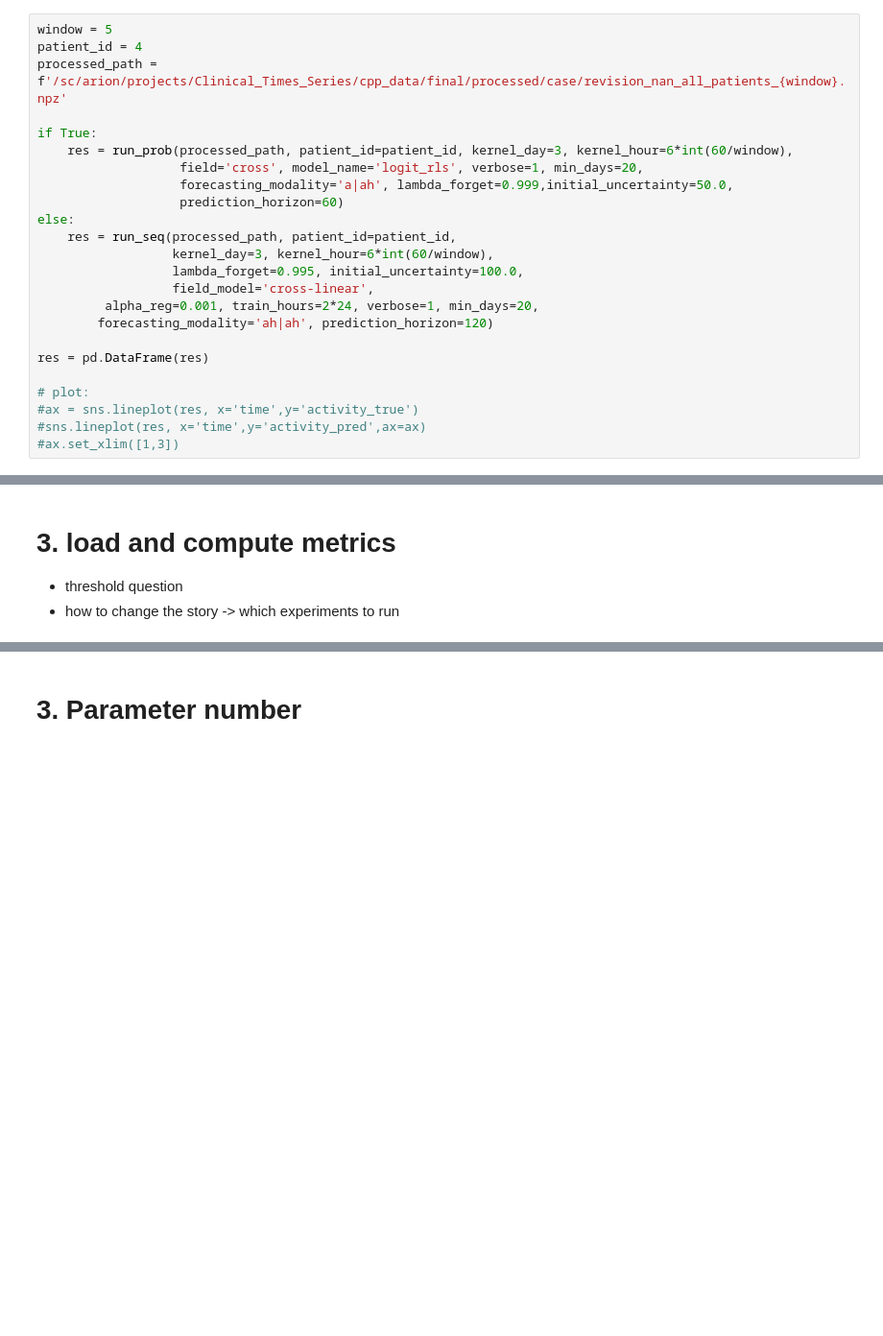
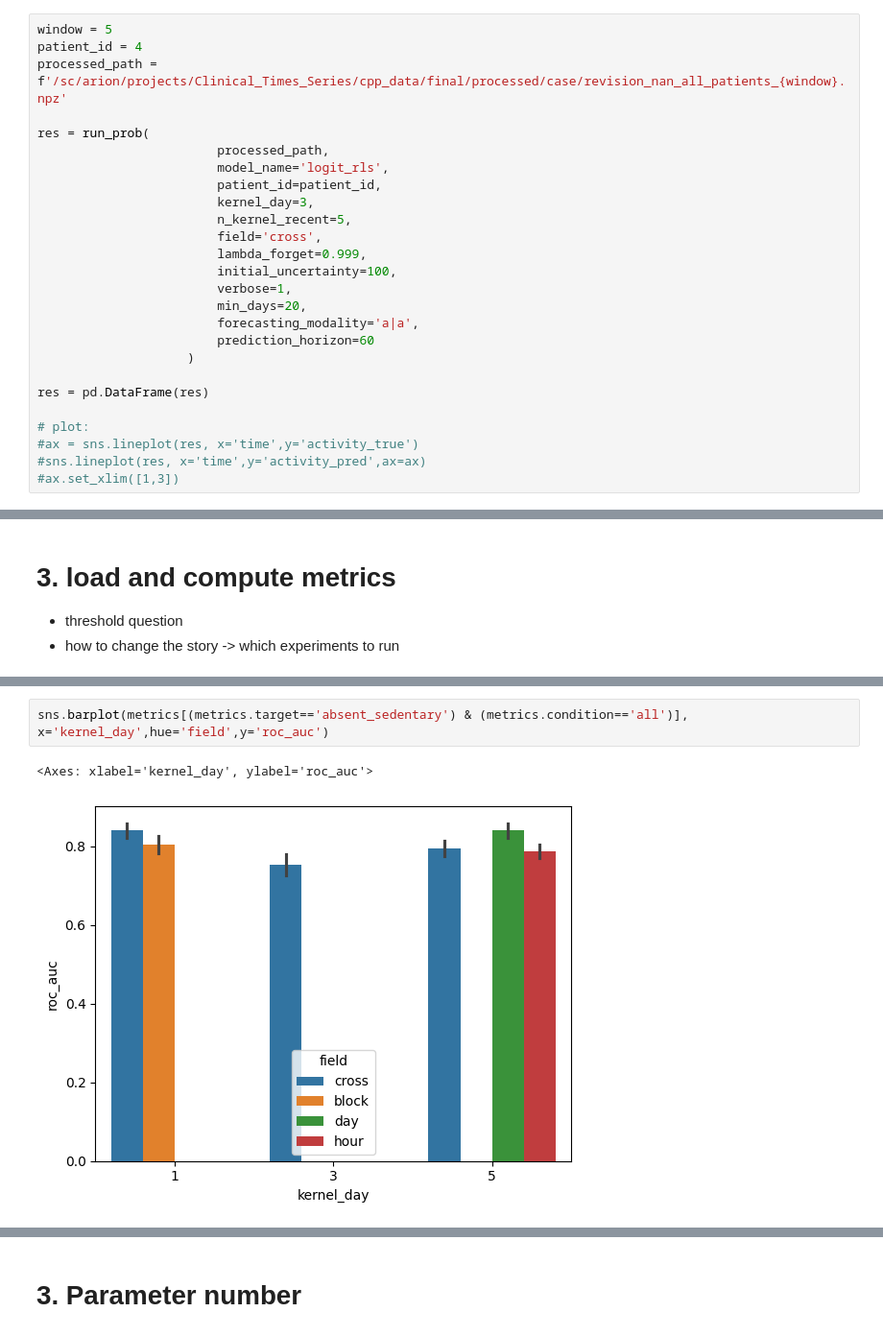
Before and after one commit to Jegmi/cppd-timeseries-forecasting, a Jupyter notebook: revision/1_data_qc.ipynb, the cells around one changed output, grey strips where cells are left out. Shown at 96% size. Drawn from its saved outputs; the diff is of its cells as text; blank space fills up the shorter version.

```diff
--- a/revision/1_data_qc.ipynb
+++ b/revision/1_data_qc.ipynb
@@ -157,18 +137,20 @@ window = 5
 patient_id = 4
 processed_path = f'/sc/arion/projects/Clinical_Times_Series/cpp_data/final/processed/case/revision_nan_all_patients_{window}.npz'
 
-if True:
-    res = run_prob(processed_path, patient_id=patient_id, kernel_day=3, kernel_hour=6*int(60/window),
-                   field='cross', model_name='logit_rls', verbose=1, min_days=20,
-                   forecasting_modality='a|ah', lambda_forget=0.999,initial_uncertainty=50.0,
-                   prediction_horizon=60)
-else:
-    res = run_seq(processed_path, patient_id=patient_id,
-                  kernel_day=3, kernel_hour=6*int(60/window),
-                  lambda_forget=0.995, initial_uncertainty=100.0,
-                  field_model='cross-linear',
-         alpha_reg=0.001, train_hours=2*24, verbose=1, min_days=20,
-        forecasting_modality='ah|ah', prediction_horizon=120)
+res = run_prob(
+                        processed_path,
+                        model_name='logit_rls',
+                        patient_id=patient_id,
+                        kernel_day=3,
+                        n_kernel_recent=5,
+                        field='cross',
+                        lambda_forget=0.999,
+                        initial_uncertainty=100,
+                        verbose=1,
+                        min_days=20,
+                        forecasting_modality='a|a',
+                        prediction_horizon=60
+                    )
 
 res = pd.DataFrame(res)
 
@@ -381,0 +330,5 @@ results.to_csv('./results_08_05_2025.csv')
+# %%
+sns.barplot(metrics[(metrics.target=='absent_sedentary') & (metrics.condition=='all')], x='kernel_day',hue='field',y='roc_auc')
+# %% [output]
+<Axes: xlabel='kernel_day', ylabel='roc_auc'>
+[figure, added]
```
Also changed, not shown: parts of 9 cells of this notebook, 8 other files.
